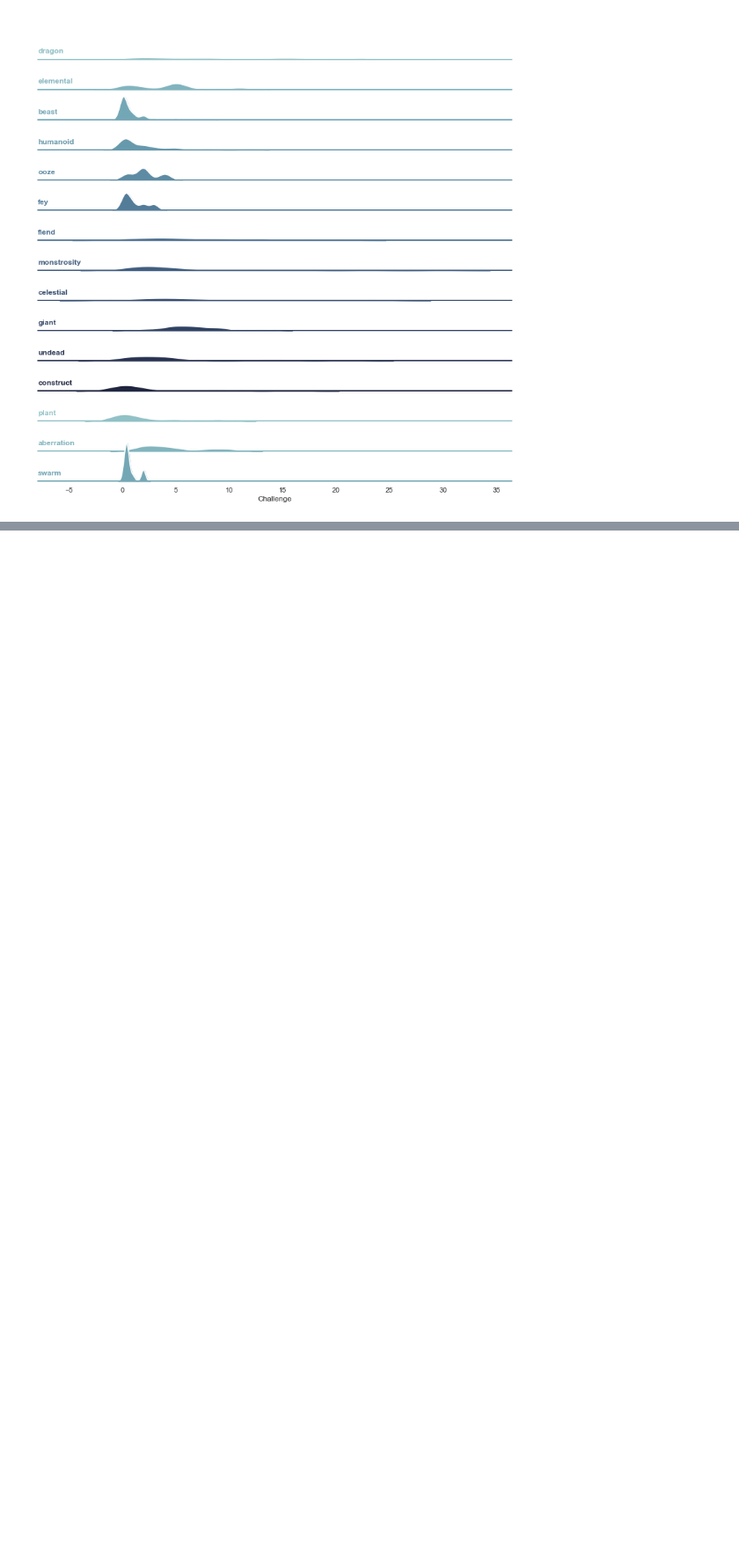
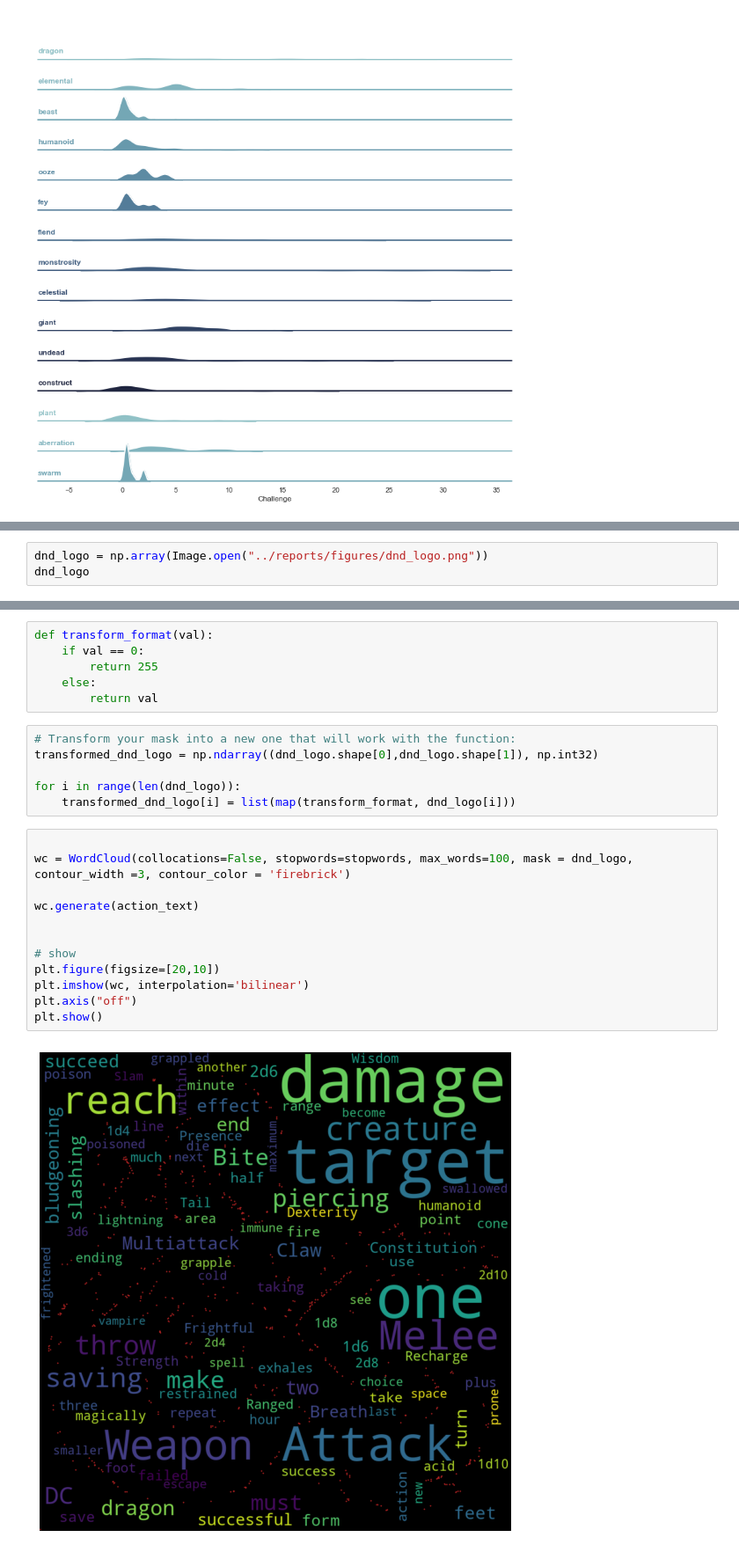
Before and after one commit to chabazite/DnD_Monsters, a Jupyter notebook: notebooks/4.0_ASI_EDA.ipynb, the cells around one changed output, grey strips where cells are left out. Shown at 88% size. Cells and saved outputs as stored; diff of their text form; blank space fills up the shorter version.

```diff
--- a/notebooks/4.0_ASI_EDA.ipynb
+++ b/notebooks/4.0_ASI_EDA.ipynb
@@ -451,0 +493,3 @@ g.despine(bottom=True, left=True)
+# %%
+dnd_logo = np.array(Image.open("../reports/figures/dnd_logo.png"))
+dnd_logo
@@ -451,0 +514,26 @@ g.despine(bottom=True, left=True)
+# %%
+def transform_format(val):
+    if val == 0:
+        return 255
+    else:
+        return val
+# %%
+# Transform your mask into a new one that will work with the function:
+transformed_dnd_logo = np.ndarray((dnd_logo.shape[0],dnd_logo.shape[1]), np.int32)
+
+for i in range(len(dnd_logo)):
+    transformed_dnd_logo[i] = list(map(transform_format, dnd_logo[i]))
+# %%
+
+wc = WordCloud(collocations=False, stopwords=stopwords, max_words=100, mask = dnd_logo, contour_width =3, contour_color = 'firebrick')
+
+wc.generate(action_text)
+
+
+# show
+plt.figure(figsize=[20,10])
+plt.imshow(wc, interpolation='bilinear')
+plt.axis("off")
+plt.show()
+# %% [output]
+[figure, added]
```
Also changed, not shown: parts of 33 cells of this notebook, 9 other files.
